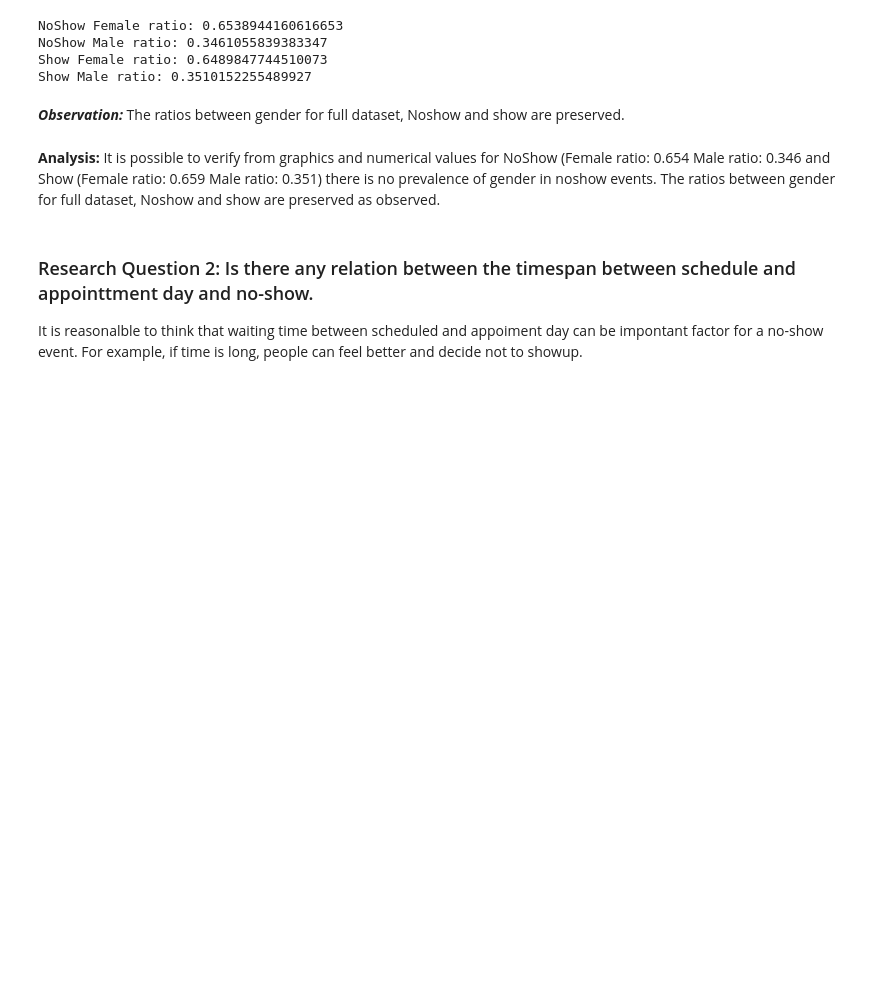
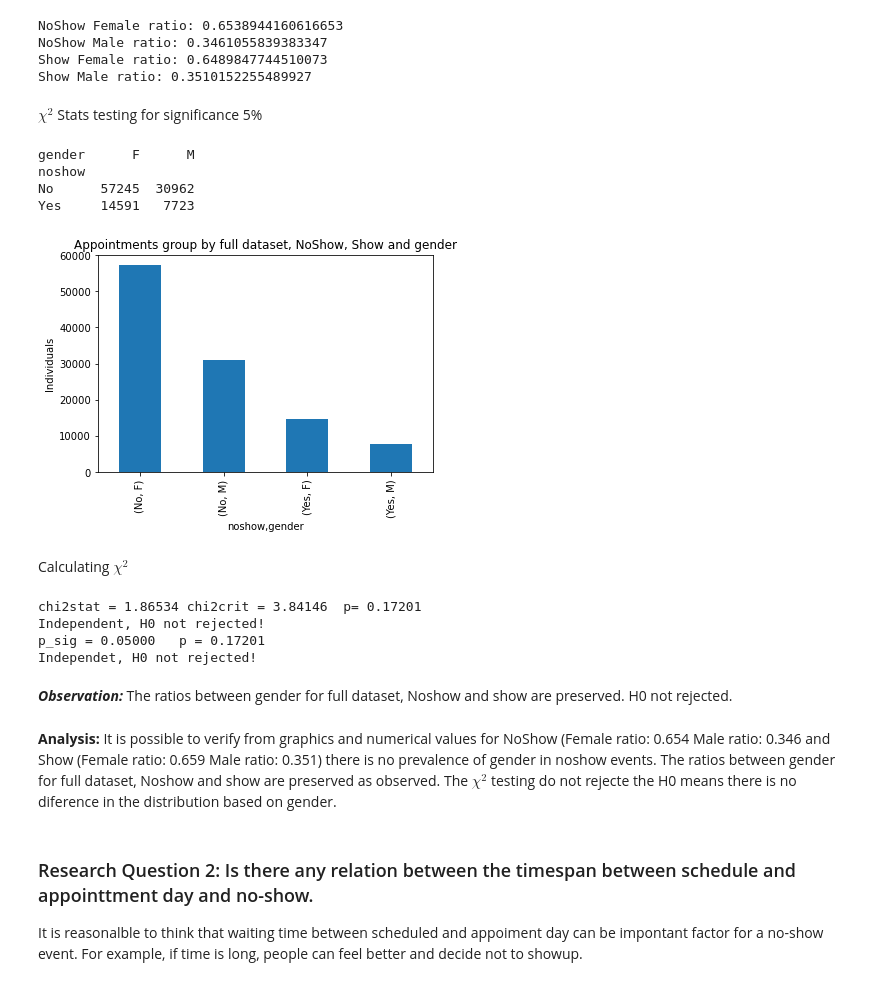
Before and after one commit to mpicanco/udacity_proj2, a Jupyter notebook: investigate-a-dataset-template.ipynb, the cells around one changed output. Drawn from its saved outputs; the diff is of its cells as text; code cells hidden in the pictures; blank space fills up the shorter version.

```diff
--- a/investigate-a-dataset-template.ipynb
+++ b/investigate-a-dataset-template.ipynb
@@ -459,11 +435,36 @@ NoShow Female ratio: 0.6538944160616653
 NoShow Male ratio: 0.3461055839383347
 Show Female ratio: 0.6489847744510073
 Show Male ratio: 0.3510152255489927
+# %% [markdown]
+$\chi^2$  Stats testing for significance 5%
+# %%
+df.groupby(['noshow','gender'])['patientid'].count().plot(kind='bar');
+
+plt.ylabel('Individuals')
+plt.title('Appointments group by full dataset, NoShow, Show and gender')
+
+table = df.groupby(['noshow','gender'])['patientid'].aggregate('count').unstack()
+print(table)
+# %% [output]
+gender      F      M
+noshow
+No      57245  30962
+Yes     14591   7723
+[figure, added]
+# %% [markdown]
+Calculating $\chi^2$
+# %%
+chi2_test(table,0.95)
+# %% [output]
+chi2stat = 1.86534 chi2crit = 3.84146  p= 0.17201
+Independent, H0 not rejected!
+p_sig = 0.05000   p = 0.17201
+Independet, H0 not rejected!
 # %% [markdown]
-***Observation:***    The ratios between gender for full dataset, Noshow and show are preserved.
+***Observation:***    The ratios between gender for full dataset, Noshow and show are preserved. H0 not rejected.
 # %% [markdown]
 **Analysis:** It is possible to verify from graphics and numerical  values for NoShow  (Female ratio: 0.654 Male ratio: 0.346  and Show (Female ratio: 0.659 Male ratio: 0.351)  there is no prevalence of gender in noshow events.
-The ratios between gender for full dataset, Noshow and show are preserved as observed.
+The ratios between gender for full dataset, Noshow and show are preserved as observed. The $\chi^2$ testing do not rejecte the H0 means there is no diference in the distribution based on gender.
 # %% [markdown]
 ### Research Question 2: Is there any relation between the timespan between schedule and appointtment day and no-show.
 
```
Also changed, not shown: parts of 40 cells of this notebook.
